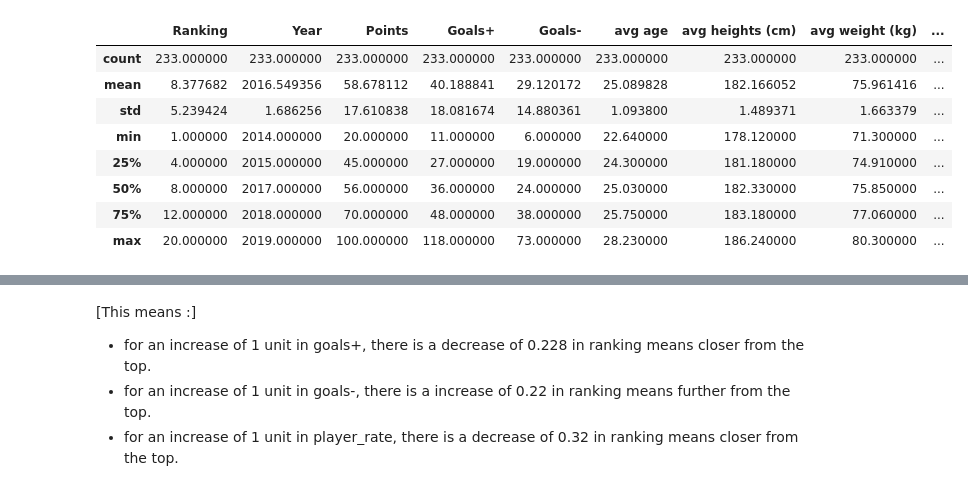
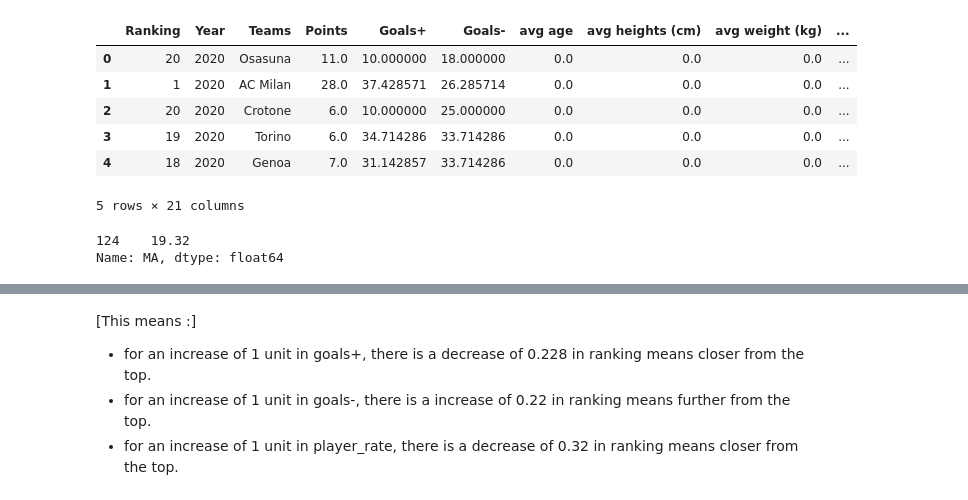
Before and after one commit to QuentinMahieu/Project_soccer_2, a Jupyter notebook: analysis/teams_players/machine_learning/model_team.ipynb, the cells around one changed output, grey strips where cells are left out. Drawn from its saved outputs; the diff is of its cells as text; code cells hidden in the pictures.

```diff
--- a/analysis/teams_players/machine_learning/model_team.ipynb
+++ b/analysis/teams_players/machine_learning/model_team.ipynb
@@ -6,18 +6,21 @@ import matplotlib.pyplot as plt
 # %%
 #data sets
 leagues_file = "../../../data/team_player/cleaned_final/leagues.csv"
 leagues_df = pd.read_csv(leagues_file)
 del leagues_df["Unnamed: 0"]
 leagues_df.dropna(inplace=True)
-leagues_df.describe()
+leagues_df.head()
 # %% [output]
-|  | Ranking | Year | Points | Goals+ | Goals- | avg age | avg heights (cm) | avg weight (kg) | ... |
-| count | 233.000000 | 233.000000 | 233.000000 | 233.000000 | 233.000000 | 233.000000 | 233.000000 | 233.000000 | ... |
-| mean | 8.377682 | 2016.549356 | 58.678112 | 40.188841 | 29.120172 | 25.089828 | 182.166052 | 75.961416 | ... |
-| std | 5.239424 | 1.686256 | 17.610838 | 18.081674 | 14.880361 | 1.093800 | 1.489371 | 1.663379 | ... |
-| min | 1.000000 | 2014.000000 | 20.000000 | 11.000000 | 6.000000 | 22.640000 | 178.120000 | 71.300000 | ... |
-| 25% | 4.000000 | 2015.000000 | 45.000000 | 27.000000 | 19.000000 | 24.300000 | 181.180000 | 74.910000 | ... |
-| 50% | 8.000000 | 2017.000000 | 56.000000 | 36.000000 | 24.000000 | 25.030000 | 182.330000 | 75.850000 | ... |
-| 75% | 12.000000 | 2018.000000 | 70.000000 | 48.000000 | 38.000000 | 25.750000 | 183.180000 | 77.060000 | ... |
-| max | 20.000000 | 2019.000000 | 100.000000 | 118.000000 | 73.000000 | 28.230000 | 186.240000 | 80.300000 | ... |
+|  | Ranking | Year | Teams | Points | Goals+ | Goals- | avg age | avg heights (cm) | avg weight (kg) | ... |
+| 0 | 20 | 2020 | Osasuna | 11.0 | 10.000000 | 18.000000 | 0.0 | 0.0 | 0.0 | ... |
+| 1 | 1 | 2020 | AC Milan | 28.0 | 37.428571 | 26.285714 | 0.0 | 0.0 | 0.0 | ... |
+| 2 | 20 | 2020 | Crotone | 6.0 | 10.000000 | 25.000000 | 0.0 | 0.0 | 0.0 | ... |
+| 3 | 19 | 2020 | Torino | 6.0 | 34.714286 | 33.714286 | 0.0 | 0.0 | 0.0 | ... |
+| 4 | 18 | 2020 | Genoa | 7.0 | 31.142857 | 33.714286 | 0.0 | 0.0 | 0.0 | ... |
+5 rows × 21 columns
+# %%
+leagues_df.iloc[[124]]["MA"]
+# %% [output]
+124    19.32
+Name: MA, dtype: float64
 # %%
```
Also changed, not shown: parts of 9 cells of this notebook, 28 other files.
